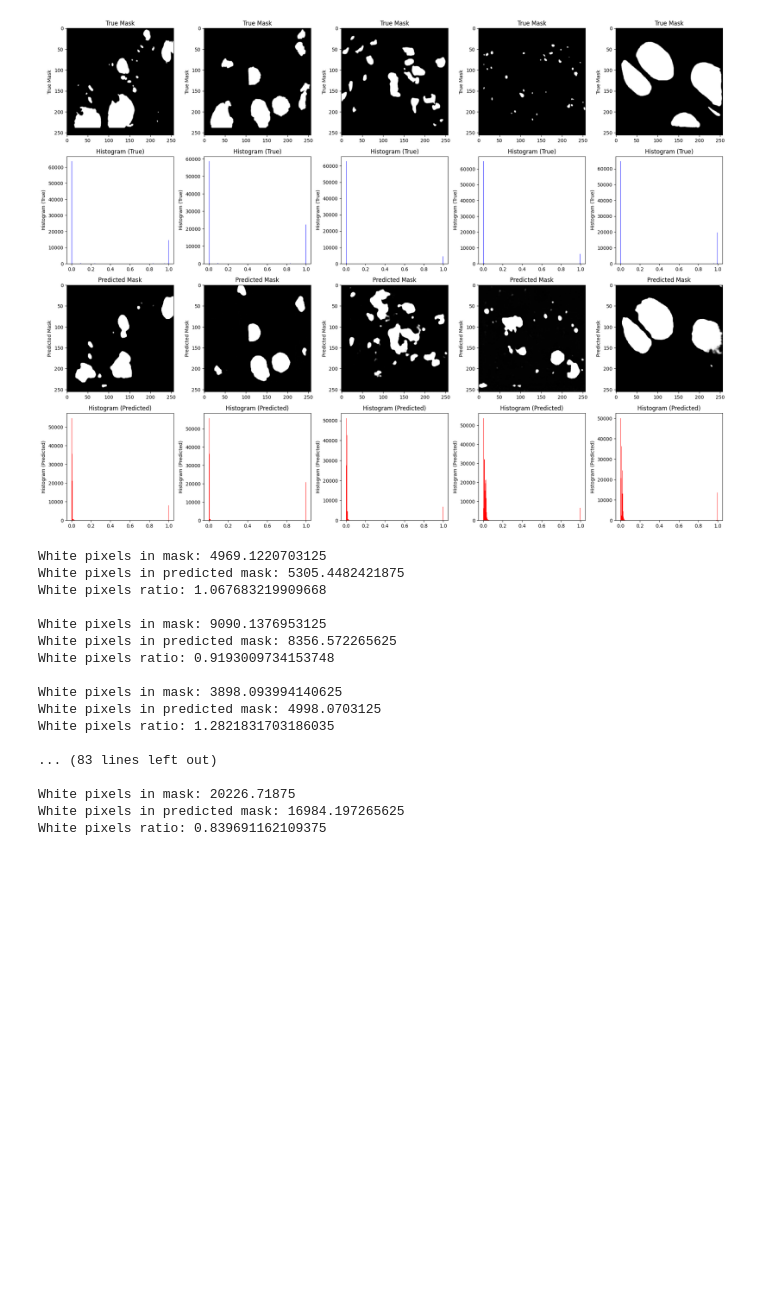
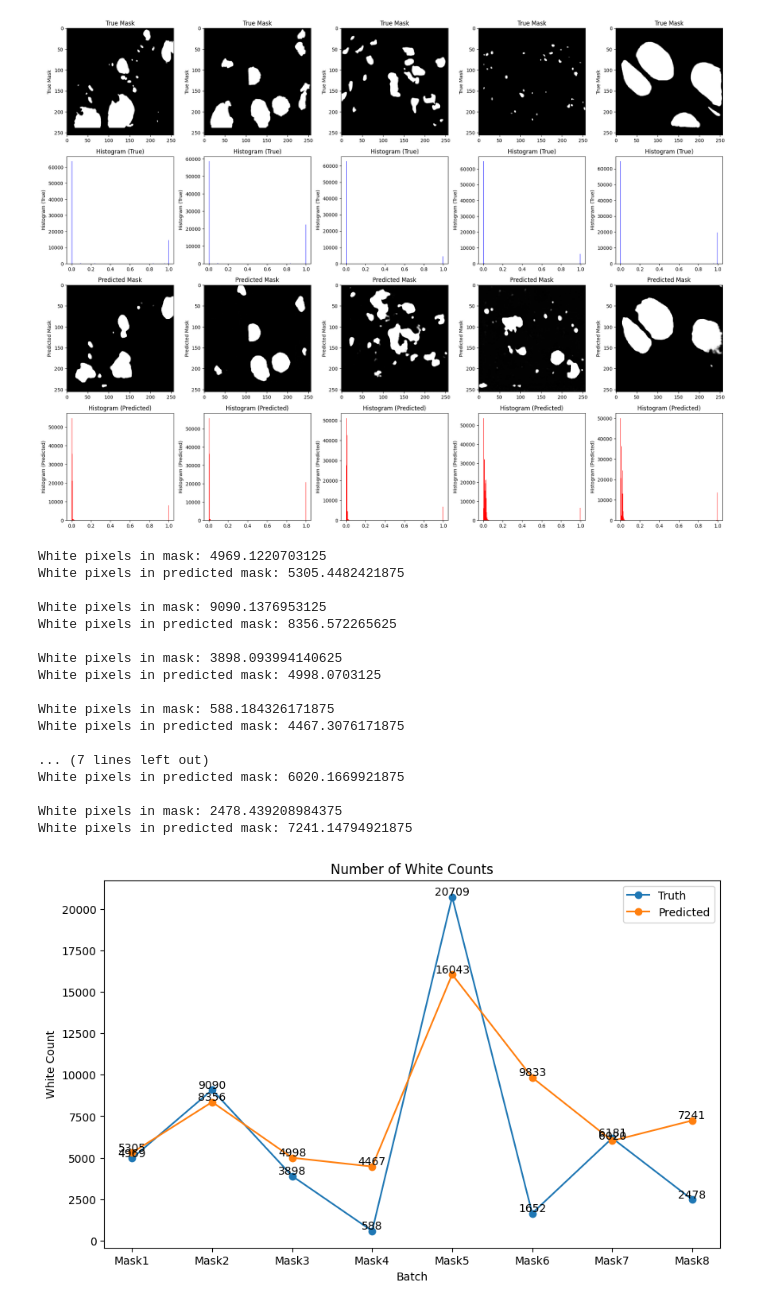
Before and after one commit to bhimrazy/sem-segmentation, a Jupyter notebook: notebooks/evaluation.ipynb, the cells around one changed output. Saved outputs shown, nothing was run; the diff lists cells and outputs as text; code cells hidden in the pictures; blank space fills up the shorter version.

Commit message:
updates graph

```diff
--- a/notebooks/evaluation.ipynb
+++ b/notebooks/evaluation.ipynb
@@ -173,31 +175,70 @@ plot_masks_and_histograms(y_true, y_pred)
 [figure]
 # %%
 # white pixels ratio
+mask_white_counts = []
+pred_mask_white_counts = []
+images = []
 
-for (mask, pred_mask) in zip(y_true, y_pred):
+for i, (mask, pred_mask) in enumerate(zip(y_true[:8], y_pred[:8])):
 
     no_of_white_pixel_in_mask = torch.sum(mask.flatten())
     no_of_white_pixel_in_pred_mask = torch.sum(pred_mask.sigmoid().flatten())
+    mask_white_counts.append(no_of_white_pixel_in_mask)
+    pred_mask_white_counts.append(no_of_white_pixel_in_pred_mask)
+    images.append(f"Mask{i+1}")
 
     print(f"White pixels in mask: {no_of_white_pixel_in_mask}")
     print(f"White pixels in predicted mask: {no_of_white_pixel_in_pred_mask}")
-    print(f"White pixels ratio: {no_of_white_pixel_in_pred_mask/no_of_white_pixel_in_mask}")
     print()
 # %% [output]
 White pixels in mask: 4969.1220703125
 White pixels in predicted mask: 5305.4482421875
-White pixels ratio: 1.067683219909668
 
 White pixels in mask: 9090.1376953125
 White pixels in predicted mask: 8356.572265625
-White pixels ratio: 0.9193009734153748
 
 White pixels in mask: 3898.093994140625
 White pixels in predicted mask: 4998.0703125
-White pixels ratio: 1.2821831703186035
 
-... (83 lines left out)
+White pixels in mask: 588.184326171875
+White pixels in predicted mask: 4467.3076171875
 
-White pixels in mask: 20226.71875
-White pixels in predicted mask: 16984.197265625
-White pixels ratio: 0.839691162109375
+... (7 lines left out)
+White pixels in predicted mask: 6020.1669921875
+
+White pixels in mask: 2478.439208984375
+White pixels in predicted mask: 7241.14794921875
+# %%
+# create a line plots
+
+# Create the line plot
+plt.figure(figsize=(10, 6))  # Adjust the figure size as needed
+
+plt.plot(images, mask_white_counts, marker="o", label="Truth")
+plt.plot(
+    images,
+    pred_mask_white_counts,
+    marker="o",
+    label="Predicted",
+)
+
+# Add labels to the axes
+plt.xlabel("Batch")
+plt.ylabel("White Count")
+
+# Add title to the plot
+plt.title("Number of White Counts")
+
+pad = 100
+# Display data values as points on the plot
+for i, (x, y1, y2) in enumerate(zip(images, mask_white_counts, pred_mask_white_counts)):
+    plt.text(x, y1 + pad, f"{int(y1)}", ha="center", va="baseline")
+    plt.text(x, y2 + pad, f"{int(y2)}", ha="center", va="baseline")
+
+# Add a legend in the best location
+plt.legend(loc="best")
+
+# Show the plot
+plt.show()
+# %% [output]
+[figure, added]
```
Also changed, not shown: parts of 2 cells of this notebook.
